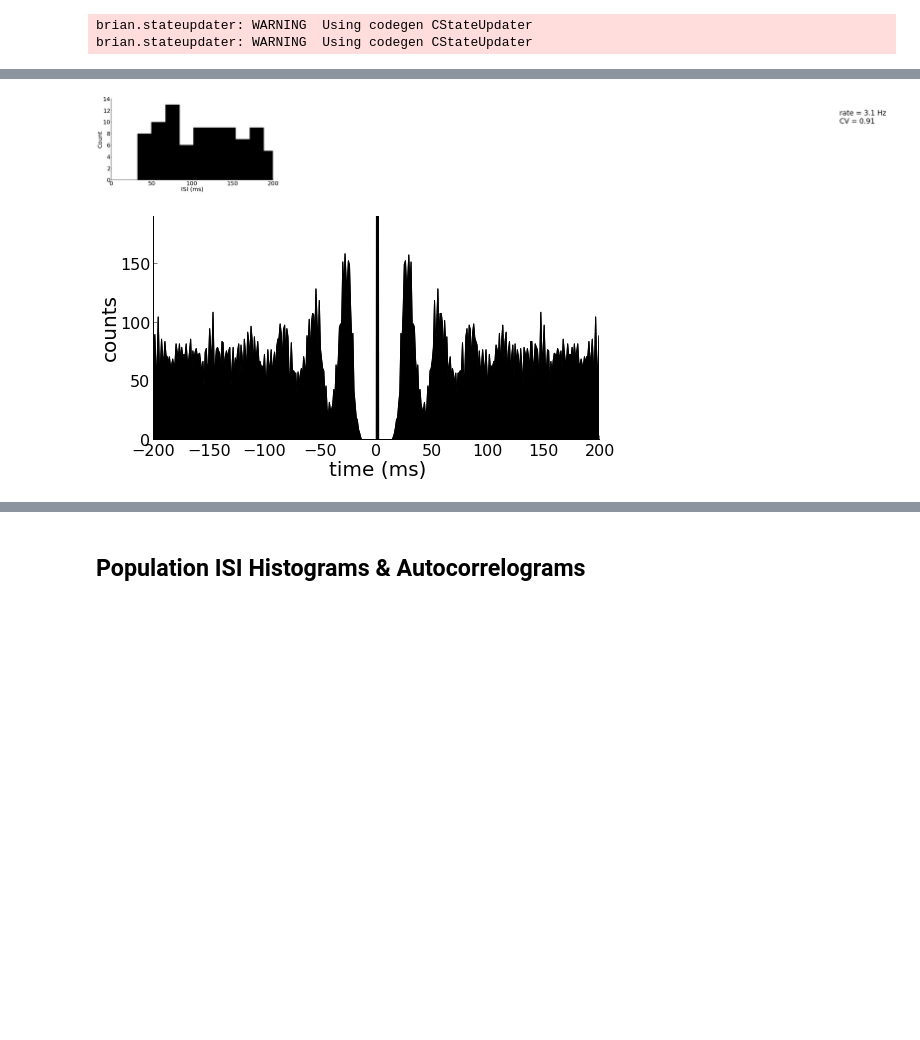
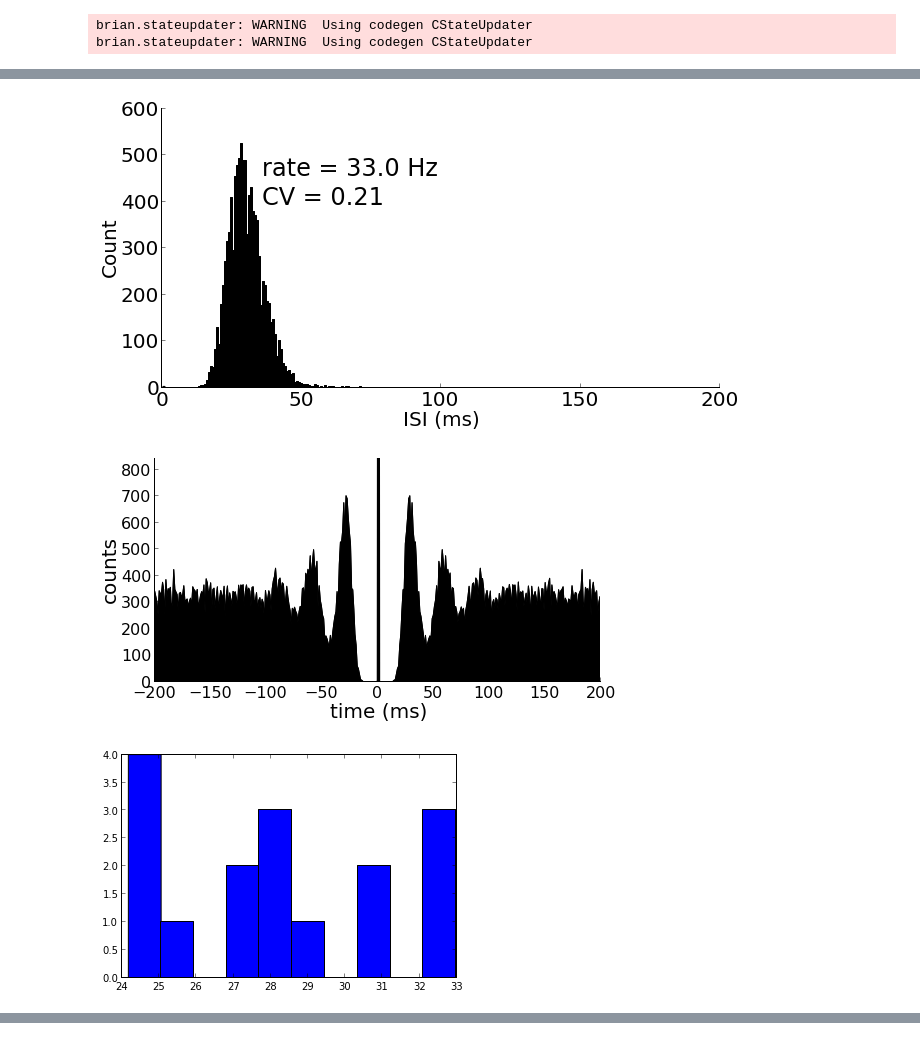
Before and after one commit to blennon/research, a Jupyter notebook: neuron_models/notebooks/MLI_PKJ_ISI2.ipynb, the cells around one changed output, grey strips where cells are left out. Drawn from its saved outputs; the diff is of its cells as text; code cells hidden in the pictures; blank space fills up the shorter version.

Commit message:
added plotting functions for paper figures.  amended notebooks to generate figures for the paper

```diff
--- a/neuron_models/notebooks/MLI_PKJ_ISI2.ipynb
+++ b/neuron_models/notebooks/MLI_PKJ_ISI2.ipynb
@@ -100,7 +194,7 @@ ind, mean_fr, isi_cv, err = find_closest_match_neuron(MS_MLI, 15., .40)
 # Plot ISI
 fig = figure(figsize=(10,5))
 ax = fig.add_subplot(111)
-plot_neuron_ISI_histogram(MS_MLI, ind)
+#plot_neuron_ISI_histogram(MS_MLI, ind)
 xlim([0,200])
 simpleaxis(ax)
 tick_params(labelsize=20)
@@ -112,4 +206,16 @@ fig = figure(figsize=(8,4))
 ax = fig.add_subplot(111)
 plot_spike_correlogram(MS_MLI.spiketimes[ind],MS_MLI.spiketimes[ind], bin=1*ms, width=200*ms)
 simpleaxis(ax)
+
+fig = figure(figsize=(20,10))
+for i,ind in enumerate(random_integers(0,N_MLI,16)):
+    ax = fig.add_subplot(4,4,i)
+    try:
+        ax.hist(diff(MS_MLI.spiketimes[ind]), 60, color='k')
+        title('%s'%ind)
+    except:
+        continue
+
+figure()
+hist([mean(diff(MS_MLI.spiketimes[i]))**-1 for i in range(N_MLI)],15)
 # %% [output]
@@ -118,18 +232,28 @@ simpleaxis(ax)
 # %%
 ind, mean_fr, isi_cv, err = find_closest_match_neuron(MS_PKJ, 35., .49)
 
 # Plot ISI
 fig = figure(figsize=(10,5))
 ax = fig.add_subplot(111)
-plot_neuron_ISI_histogram(MS_MLI, ind, color='k')
+plot_neuron_ISI_histogram(MS_PKJ, ind, color='k')
 simpleaxis(ax)
 xlim([0,200])
 
 # Plot spike autocorrelation
 fig = figure(figsize=(8,4))
 ax = fig.add_subplot(111)
 plot_spike_correlogram(MS_PKJ.spiketimes[ind],MS_PKJ.spiketimes[ind], bin=1*ms, width=200*ms)
 simpleaxis(ax)
+
+figure()
+hist([mean(diff(MS_PKJ.spiketimes[i]))**-1 for i in range(N_PKJ)])
+
+fig = figure(figsize=(20,10))
+for i in range(16):
+    ax = fig.add_subplot(4,4,i)
+    ax.hist(diff(MS_PKJ.spiketimes[i]), 60, color='k')
+    title("%s"%i)
 # %% [output]
-[figure, old version]
+[figure, new version]
-[figure, old version]
+[figure, new version]
+[figure, added]
@@ -136,2 +260,0 @@ simpleaxis(ax)
-# %% [markdown]
-<h2>Population ISI Histograms & Autocorrelograms</h2>
```
Also changed, not shown: parts of 17 cells of this notebook, 4 other files.
